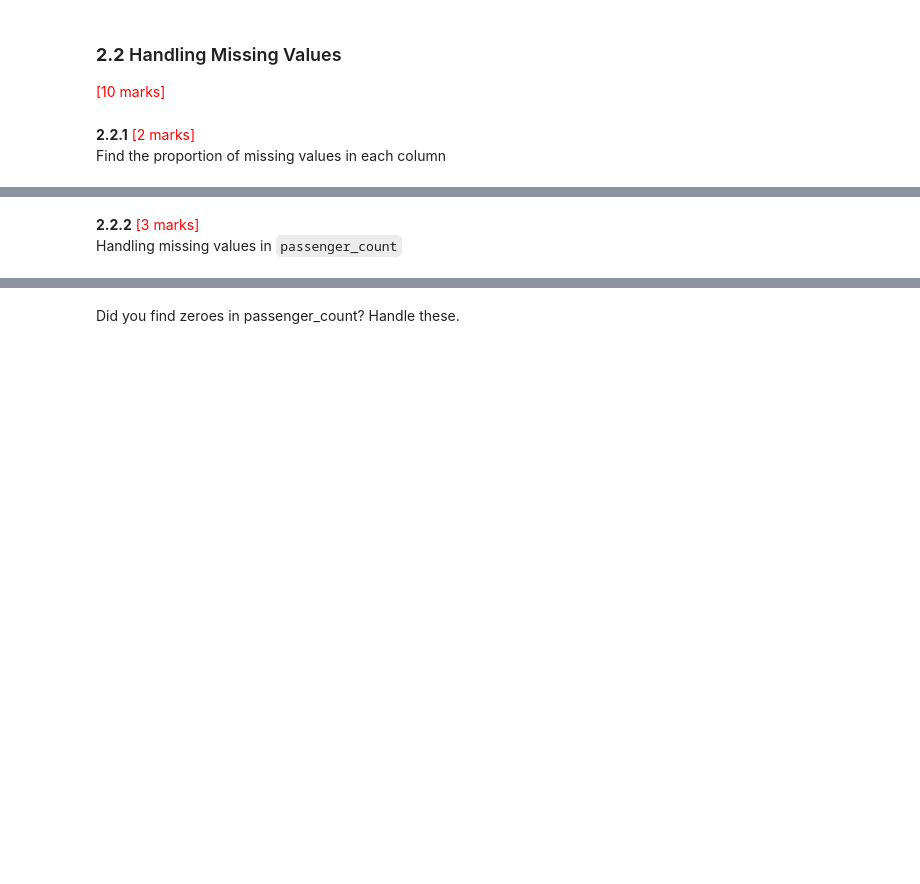
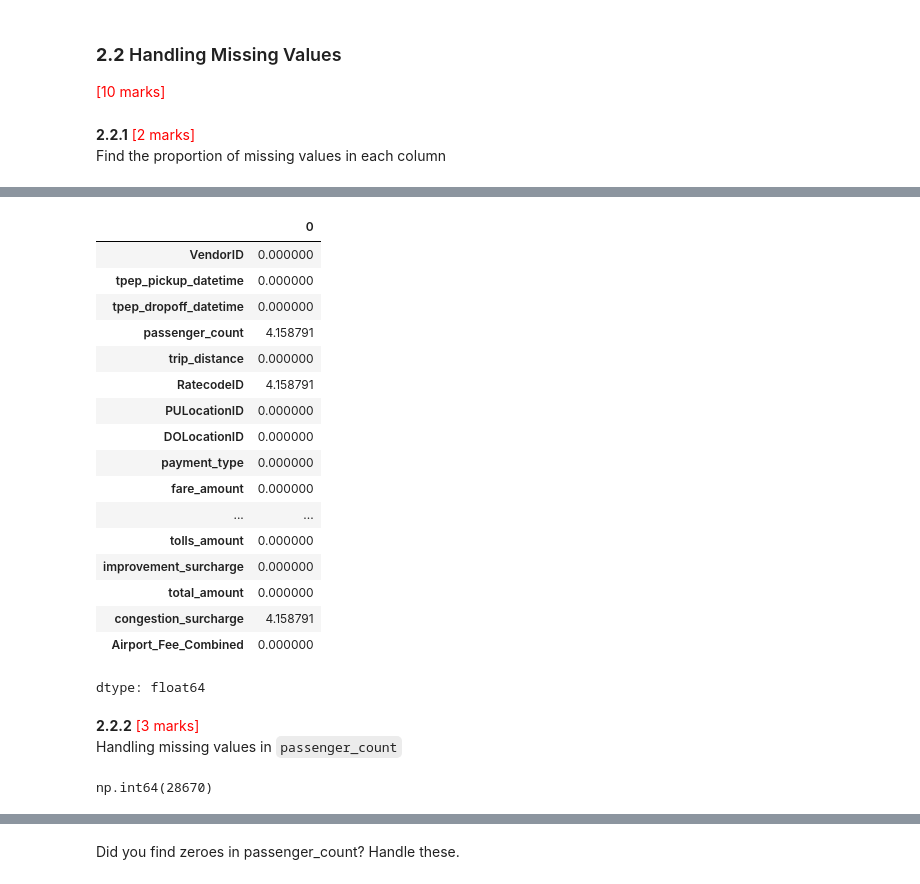
Before and after one commit to msaipraveenkumar/EDA_Assg_NYC_Taxi_Starter, a Jupyter notebook: EDA_Assg_NYC_Taxi_Starter.ipynb, the cells around one changed output, grey strips where cells are left out. Saved outputs shown, nothing was run; the diff lists cells and outputs as text; code cells hidden in the pictures; blank space fills up the shorter version.

```diff
--- a/EDA_Assg_NYC_Taxi_Starter.ipynb
+++ b/EDA_Assg_NYC_Taxi_Starter.ipynb
@@ -505,8 +701,31 @@ Find the proportion of missing values in each column
 # %%
 # Find the proportion of missing values in each column
+df.isnull().sum()/len(df)*100
+# %% [output]
+|  | 0 |
+| VendorID | 0.000000 |
+| tpep_pickup_datetime | 0.000000 |
+| tpep_dropoff_datetime | 0.000000 |
+| passenger_count | 4.158791 |
+| trip_distance | 0.000000 |
+| RatecodeID | 4.158791 |
+| PULocationID | 0.000000 |
+| DOLocationID | 0.000000 |
+| payment_type | 0.000000 |
+| fare_amount | 0.000000 |
+| ... | ... |
+| tolls_amount | 0.000000 |
+| improvement_surcharge | 0.000000 |
+| total_amount | 0.000000 |
+| congestion_surcharge | 4.158791 |
+| Airport_Fee_Combined | 0.000000 |
+dtype: float64
 # %% [markdown]
 **2.2.2**  <font color = red>[3 marks]</font> <br>
 Handling missing values in `passenger_count`
 # %%
 # Display the rows with null values
 # Impute NaN values in 'passenger_count'
+df.passenger_count.isnull().sum()
+# %% [output]
+np.int64(28670)
```
Also changed, not shown: parts of 47 cells of this notebook.
